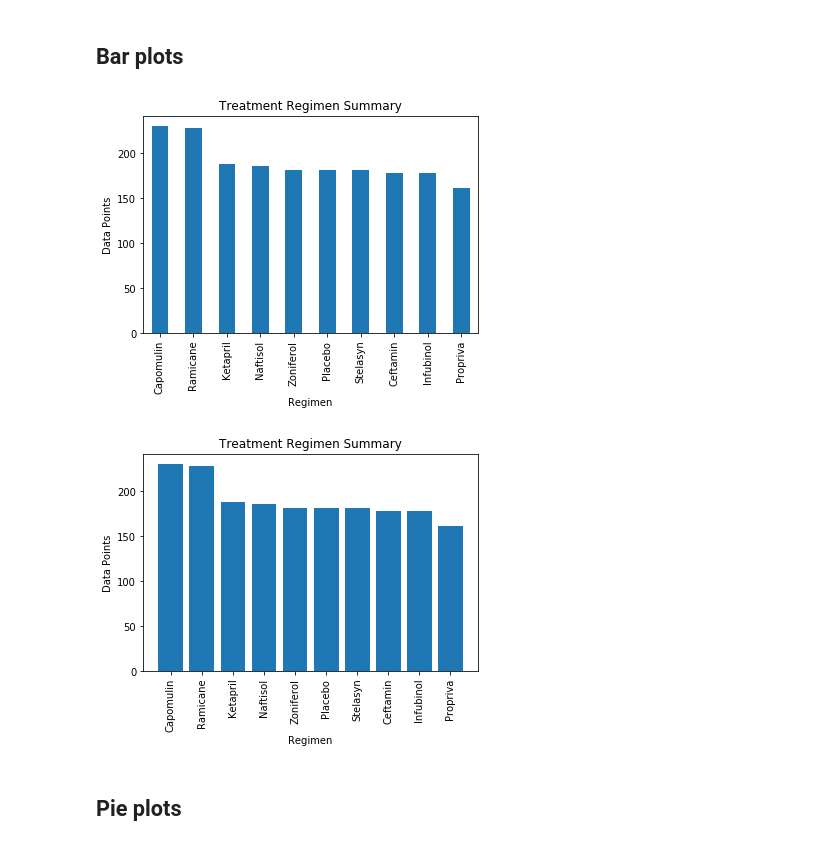
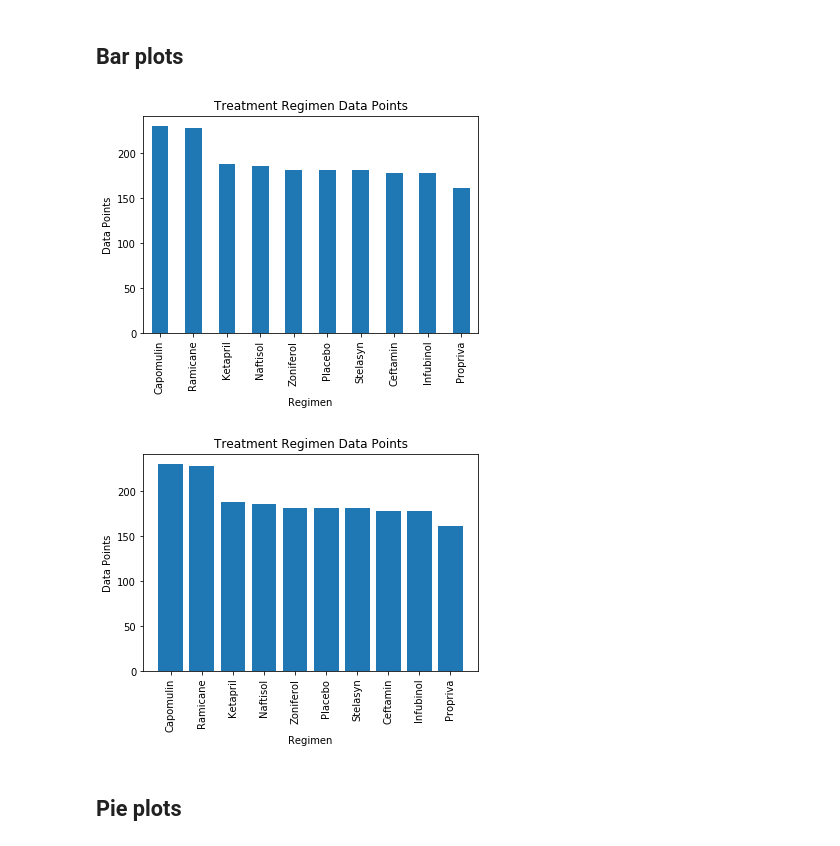
Before and after one commit to DigBaseball/matplotlib-challenge, a Jupyter notebook: pymaceuticals_starter.ipynb, the cells around one changed output. Saved outputs shown, nothing was run; the diff lists cells and outputs as text; code cells hidden in the pictures.

```diff
--- a/pymaceuticals_starter.ipynb
+++ b/pymaceuticals_starter.ipynb
@@ -17,4 +17,4 @@ mouse_metadata_df = pd.read_csv(mouse_metadata)
 study_results_df = pd.read_csv(study_results)
 
 # Combine the data into a single dataset
-combined_data = pd.merge(study_results_df,mouse_metadata_df)
+combined_data_df = pd.merge(study_results_df,mouse_metadata_df)
@@ -35,14 +28,14 @@ combined_data.head()
 ## Bar plots
 # %%
 # Generate a bar plot showing number of data points for each treatment regimen using pandas
-regimen_counts = combined_data["Drug Regimen"].value_counts()
+regimen_counts = combined_data_df["Drug Regimen"].value_counts()
 regimen_counts.plot(kind="bar")
 plt.title("Treatment Regimen Data Points")
 plt.xlabel("Regimen")
 plt.ylabel("Data Points")
 plt.show()
 # %% [output]
-[figure, old version]
+[figure, new version]
 # %%
 # Generate a bar plot showing number of data points for each treatment regimen using pyplot
 regimen_x = regimen_counts.index.values
@@ -54,7 +47,7 @@ plt.xlabel("Regimen")
 plt.ylabel("Data Points")
 plt.show()
 # %% [output]
-[figure, old version]
+[figure, new version]
 # %% [markdown]
 ## Pie plots
 # %%
```
Also changed, not shown: parts of 11 cells of this notebook.
